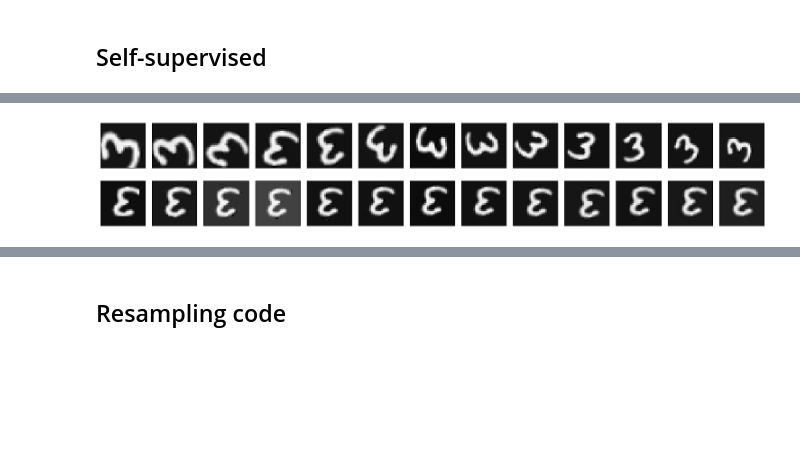
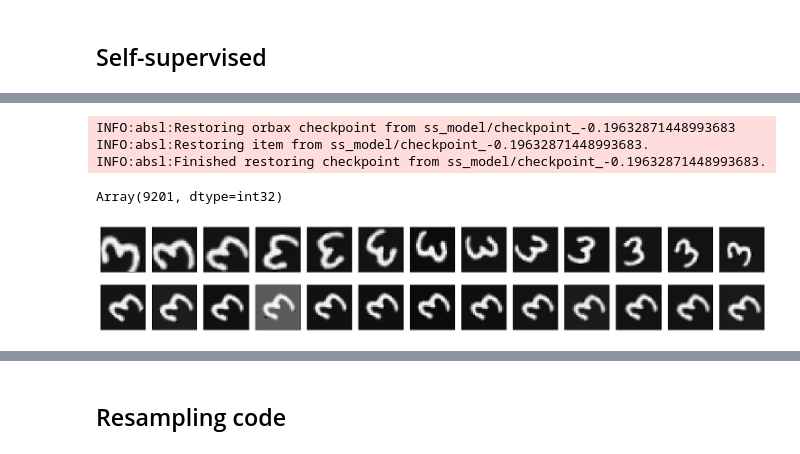
Before and after one commit to cambridge-mlg/sgm, a Jupyter notebook: notebooks/simplfied.ipynb, the cells around one changed output, grey strips where cells are left out. Drawn from its saved outputs; the diff is of its cells as text; code cells hidden in the pictures; blank space fills up the shorter version.

Commit message:
Smaller NN, less training, checkpointing

```diff
--- a/notebooks/simplfied.ipynb
+++ b/notebooks/simplfied.ipynb
@@ -230,7 +231,7 @@ class MyModel(nn.Module):
 
         h = h.flatten()
 
-        for dense_dim in [2048, 1024, 1024, 1024, 1024, 128]:
+        for dense_dim in [1024, 512, 256, 128]:
             h_ = h
 
             h = nn.Dense(dense_dim)(h)
@@ -527,7 +524,7 @@ Total: 6,986,501
 # updates, new_state = tx.update(gradients, state, params)
 # new_params = optax.apply_updates(params, updates)
 # %%
-TOTAL_STEPS = 20_000
+TOTAL_STEPS = 10_000
 LR = 1e-4
 N_SAMPLES = 5
 POLYAK_STEP_SIZE = None
@@ -557,6 +554,7 @@ ss_state = TrainState.create(
     apply_fn=ss_model.apply,
     params=ss_variables["params"],
     # tx=optax.inject_hyperparams(optax.adamw)(lr_schedule(LR, 3, 1/1000, TOTAL_STEPS//10)),
+    # tx=optax.inject_hyperparams(clipped_adamw)(lr_schedule(LR, 3, 1/100, TOTAL_STEPS//10), 2.),
     tx=optax.inject_hyperparams(clipped_adamw)(lr_schedule(LR, 3, 1/30, TOTAL_STEPS//10), 2.),  # best
     # tx=optax.inject_hyperparams(clipped_adamw)(lr_schedule(LR, 10, 1/300, TOTAL_STEPS//10), 2.),  # better for longer training runs
     # tx=tx,
@@ -735,6 +733,8 @@ ss_state, ss_history, _ = ciclo.train_loop(
     epoch_duration=TOTAL_STEPS // 100,
     callbacks=[
         ciclo.keras_bar(total=TOTAL_STEPS),
+        # ciclo.early_stopping("loss_test", patience=TOTAL_STEPS // 10, min_delta=1e-4, mode="min", restore_best_weights=True),
+        ciclo.checkpoint("ss_model", monitor="loss_test", mode="min", overwrite=True),
     ],
     stop=TOTAL_STEPS + 1,
 )
@@ -787,43 +859,57 @@ plt.show()
+# %%
+# load the best model using flax checkpointing
+import orbax
+from flax.training import checkpoints
+
+# orbax_checkpointer = orbax.checkpoint.PyTreeCheckpointer()
+# best_ss_state = orbax_checkpointer.restore("ss_model", item=ss_state)
+# best_ss_state
+
+best_ss_state = checkpoints.restore_checkpoint(ckpt_dir='ss_model', target=ss_state)
+best_ss_state.step
+# %% [output]
+INFO:absl:Restoring orbax checkpoint from ss_model/checkpoint_-0.19632871448993683
+INFO:absl:Restoring item from ss_model/checkpoint_-0.19632871448993683.
+INFO:absl:Finished restoring checkpoint from ss_model/checkpoint_-0.19632871448993683.
+Array(9201, dtype=int32)
 # %%
 val_iter = deterministic_data.start_input_pipeline(val_ds)
 val_batch = next(val_iter)
 
 x_ = val_batch['image'][0][14]
 
-mask = jnp.array([0, 0, 1, 0, 0])
-
 def get_proto(x):
-    η = ss_state.apply_fn({"params": ss_state.avg_params if ss_state.avg_params is not None else ss_state.params}, x, train=False)
+    η = best_ss_state.apply_fn({"params": best_ss_state.avg_params if best_ss_state.avg_params is not None else best_ss_state.params}, x, train=False)
     xhat = transform_image(x, -η)
     return xhat, η
 
 for mask in [
     # jnp.array([0, 0, 1, 0, 0]),
     # jnp.array([1, 1, 0, 0, 0]),
     # jnp.array([0, 0, 0, 1, 1]),
     jnp.array([1, 1, 1, 1, 1])
 ]:
 
     transformed_xs = jax.vmap(transform_image, in_axes=(None, 0))(x_, jnp.linspace(-BOUNDS_ARRAY * mask, BOUNDS_ARRAY * mask, 13))
 
     xhats, ηs = jax.vmap(get_proto)(transformed_xs)
 
     fig, axs = plt.subplots(2, len(xhats), figsize=(15, 3))
 
     for ax, x in zip(axs[0], list(transformed_xs)):
         ax.imshow(x, cmap='gray')
         ax.set_xticks([])
         ax.set_yticks([])
 
     for ax, xhat in zip(axs[1], list(xhats)):
         ax.imshow(xhat, cmap='gray')
         ax.set_xticks([])
         ax.set_yticks([])
 
     plt.tight_layout()
     plt.show()
 # %% [output]
-[figure, old version]
+[figure, new version]
 # %%
 # make a figure with 2 rows and 4 columns
 fig, axs = plt.subplots(2, 4, figsize=(15, 6))
```
Also changed, not shown: parts of 5 cells of this notebook.
